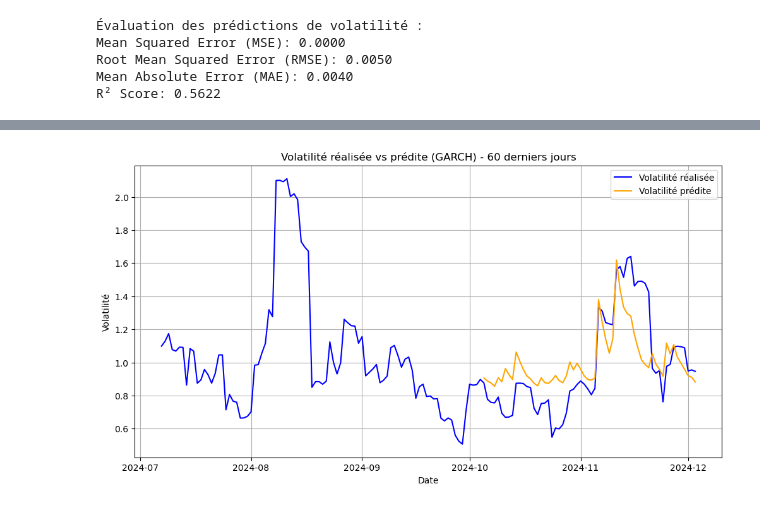
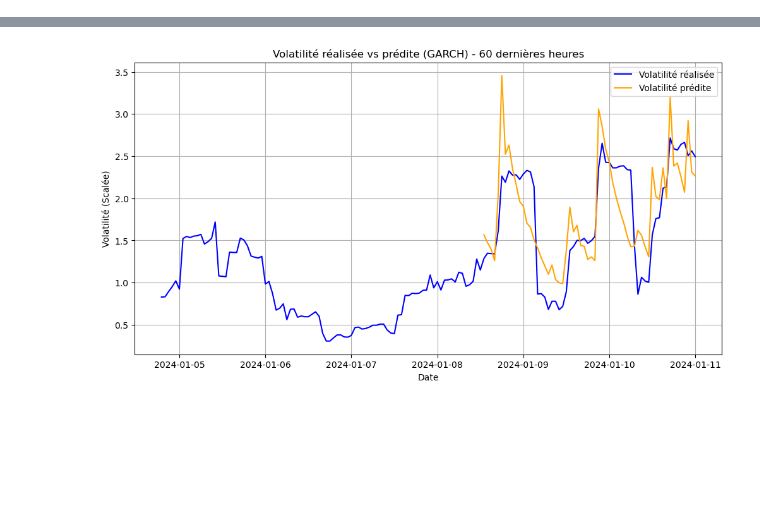
Before and after one commit to willyafalin/cryptocurrency_prediction, a Jupyter notebook: GARCH.ipynb, the cells around one changed output, grey strips where cells are left out. Saved outputs shown, nothing was run; the diff lists cells and outputs as text; code cells hidden in the pictures; blank space fills up the shorter version.

Commit message:
ajout du GARCH au propre

```diff
--- a/GARCH.ipynb
+++ b/GARCH.ipynb
@@ -96,42 +117,14 @@ model or by setting rescale=False.
-# %%
-from sklearn.metrics import mean_squared_error, mean_absolute_error, r2_score
-import numpy as np
-
-# Extraire les 60 derniers jours de volatilité réalisée et prédite
-realized_volatility = data_60_days['realized_volatility'].dropna()
-predicted_volatility = data_60_days['predicted_volatility'].dropna()
-
-# Assurez-vous que les indices correspondent
-realized_volatility = realized_volatility.loc[predicted_volatility.index]
-
-# Calculer les métriques
-mse = mean_squared_error(realized_volatility, predicted_volatility)
-rmse = np.sqrt(mse)
-mae = mean_absolute_error(realized_volatility, predicted_volatility)
-r2 = r2_score(realized_volatility, predicted_volatility)
-
-# Afficher les résultats
-print("Évaluation des prédictions de volatilité :")
-print(f"Mean Squared Error (MSE): {mse:.4f}")
-print(f"Root Mean Squared Error (RMSE): {rmse:.4f}")
-print(f"Mean Absolute Error (MAE): {mae:.4f}")
-print(f"R² Score: {r2:.4f}")
-# %% [output]
-Évaluation des prédictions de volatilité :
-Mean Squared Error (MSE): 0.0000
-Root Mean Squared Error (RMSE): 0.0050
-Mean Absolute Error (MAE): 0.0040
-R² Score: 0.5622
 # %%
 import pandas as pd
 import numpy as np
 from arch import arch_model
+from sklearn.metrics import mean_squared_error, mean_absolute_error, r2_score
 from sklearn.preprocessing import StandardScaler
 import matplotlib.pyplot as plt
 from statsmodels.tsa.stattools import adfuller
 
 # Charger les données
-data = pd.read_csv('BTCUSDT_daily_2023.csv')  # Remplacez par votre fichier
+data = pd.read_csv('BTCUSDT_hourly_2023.csv')
 data['timestamp'] = pd.to_datetime(data['timestamp'])
 data.set_index('timestamp', inplace=True)
 
@@ -139,7 +132,7 @@ data.set_index('timestamp', inplace=True)
 data['returns'] = np.log(data['close'] / data['close'].shift(1))
 data = data.dropna()
 
-# Vérification de stationnarité (ADF Test)
+# Vérification de stationnarité
 adf_test = adfuller(data['returns'])
 print("ADF Test Statistic:", adf_test[0])
 print("p-value:", adf_test[1])
@@ -148,36 +141,43 @@ print("p-value:", adf_test[1])
 scaler = StandardScaler()
 data['scaled_returns'] = scaler.fit_transform(data['returns'].values.reshape(-1, 1))
 
-# Ajuster un modèle GARCH(1, 1) sur les rendements mis à l'échelle
-model = arch_model(data['scaled_returns'], vol='Garch', p=1, q=1)
+# Ajuster un modèle GARCH(3, 2) avec une t-distribution
+model = arch_model(data['scaled_returns'], vol='Garch', p=3, q=2, dist='t')
 garch_fit = model.fit()
 print(garch_fit.summary())
 
-# Prédictions de volatilité pour les 60 derniers jours
-last_60_returns = data['scaled_returns'][-60:]
-forecast = garch_fit.forecast(horizon=1, start=last_60_returns.index[0])
+# Prédictions de volatilité pour les 60 dernières heures
+forecast = garch_fit.forecast(horizon=1, start=data.index[-60])
 data['predicted_volatility_scaled'] = np.nan
 data.loc[forecast.variance.index, 'predicted_volatility_scaled'] = np.sqrt(forecast.variance.values[-60:, 0])
 
-# Inversion de l'échelle pour revenir à l'échelle d'origine
-#data['predicted_volatility'] = scaler.inverse_transform(
-#    data['predicted_volatility_scaled'].values.reshape(-1, 1)
-#)
-
-# Calculer la volatilité réalisée pour comparaison
+# Calculer la volatilité réalisée (fenêtre glissante ajustée)
 data['realized_volatility'] = data['scaled_returns'].rolling(window=10).std()
 
-# Extraire les données pour la visualisation
-data_60_days = data.iloc[-60:]
-data_nor = data.iloc[-150:]
+# Calcul des scores
+realized = data['realized_volatility'][-60:].dropna()
+predicted = data['predicted_volatility_scaled'][-60:].dropna()
+
+if len(realized) == len(predicted):
+    mse = mean_squared_error(realized, predicted)
+    rmse = np.sqrt(mse)
+    r2 = r2_score(realized, predicted)
+    mae = mean_absolute_error(realized, predicted)
+
+    print(f"Mean Squared Error (MSE): {mse:.6f}")
+    print(f"Root Mean Squared Error (RMSE): {rmse:.6f}")
+    print(f"R-squared (R²): {r2:.6f}")
+    print(f"Mean Absolute Error (MAE): {mae:.6f}")
+else:
+    print("Erreur : Les tailles des séries ne correspondent pas.")
 
 # Visualisation des résultats
 plt.figure(figsize=(12, 6))
-plt.plot(data_nor.index, data_nor['realized_volatility'], label="Volatilité réalisée", color='blue')
-plt.plot(data_60_days.index, data_60_days['predicted_volatility_scaled'], label="Volatilité prédite", color='orange')
-plt.title("Volatilité réalisée vs prédite (GARCH) - 60 derniers jours")
+plt.plot(data.index[-150:], data['realized_volatility'][-150:], label="Volatilité réalisée", color='blue')
+plt.plot(data.index[-60:], data['predicted_volatility_scaled'][-60:], label="Volatilité prédite", color='orange')
+plt.title("Volatilité réalisée vs prédite (GARCH) - 60 dernières heures")
 plt.xlabel("Date")
-plt.ylabel("Volatilité")
+plt.ylabel("Volatilité (Scalée)")
 plt.legend()
 plt.grid(True)
 plt.show()
@@ -202 +202 @@ Covariance estimator: robust
-[figure, old version]
+[figure, new version]
```
Also changed, not shown: parts of 7 cells of this notebook, 3 other files.
